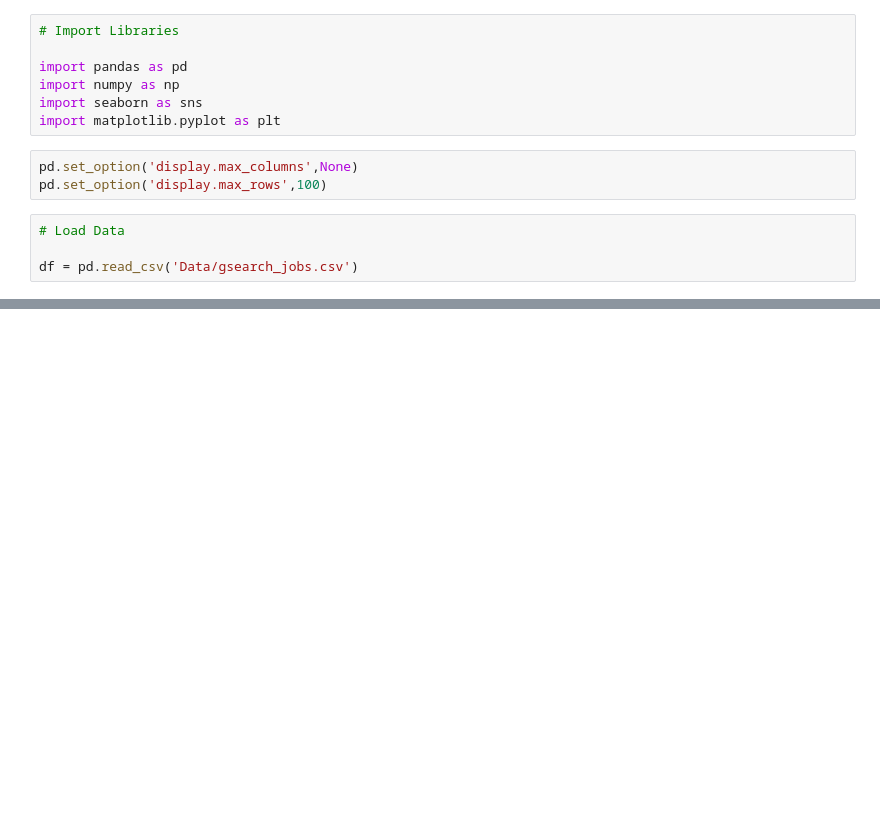
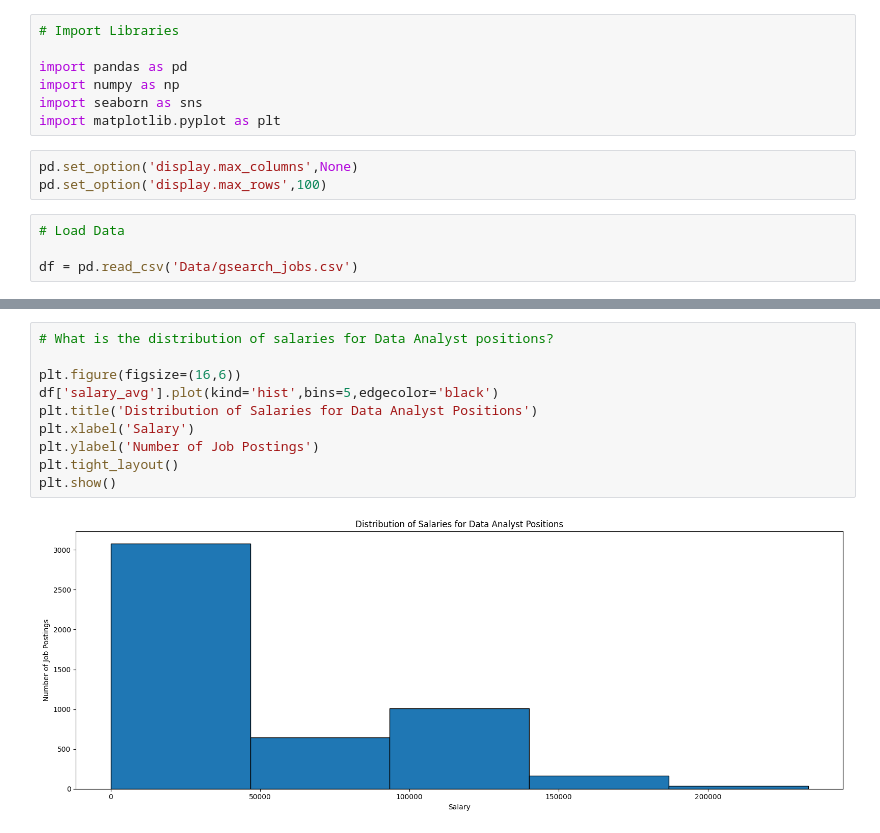
Before and after one commit to ilovedata6/Job_Market_Analysis, a Jupyter notebook: job_analysis.ipynb, the cells around one changed output, grey strips where cells are left out. Cells and saved outputs as stored; diff of their text form; blank space fills up the shorter version.

```diff
--- a/job_analysis.ipynb
+++ b/job_analysis.ipynb
@@ -43,0 +72,12 @@ df.head()
+# %%
+# What is the distribution of salaries for Data Analyst positions?
+
+plt.figure(figsize=(16,6))
+df['salary_avg'].plot(kind='hist',bins=5,edgecolor='black')
+plt.title('Distribution of Salaries for Data Analyst Positions')
+plt.xlabel('Salary')
+plt.ylabel('Number of Job Postings')
+plt.tight_layout()
+plt.show()
+# %% [output]
+[figure, added]
```
Also changed, not shown: parts of 12 cells of this notebook, 1 other file.
